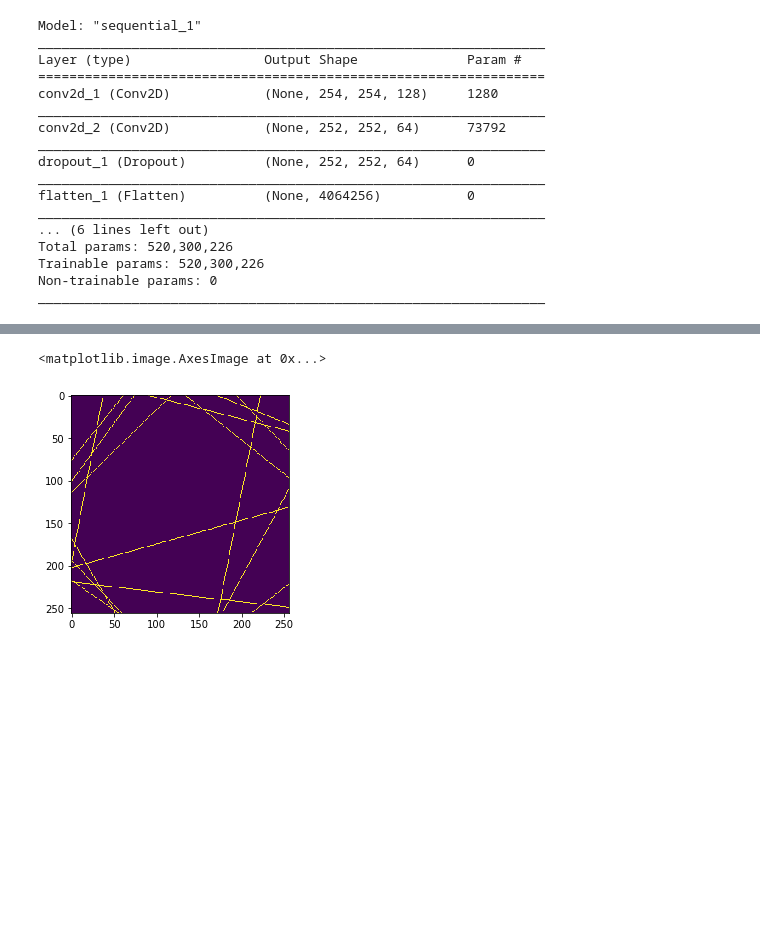
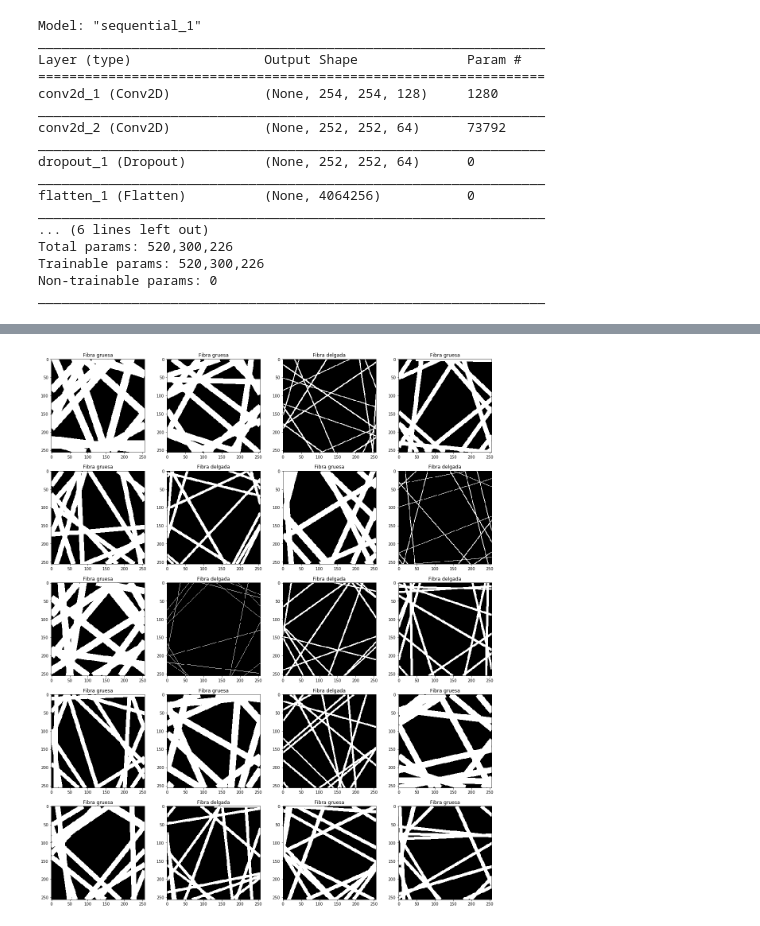
Before and after one commit to alainno/fibras, a Jupyter notebook: trainning.ipynb, the cells around one changed output, grey strips where cells are left out. Cells and saved outputs as stored; diff of their text form; code cells hidden in the pictures; blank space fills up the shorter version.

Commit message:
mostrando predicciones

```diff
--- a/trainning.ipynb
+++ b/trainning.ipynb
@@ -258,8 +298,33 @@ for img in test_imgs:
-# %%
-img = img_as_bool(color.rgb2gray(io.imread('data/test/0001.png')))
-#x = img_to_array(img)
-x = np.array(img)
-plt.imshow(x)
-# %% [output]
-<matplotlib.image.AxesImage at 0x...>
-[figure, removed]
+# %%
+import math
+
+#img = img_as_bool(color.rgb2gray(io.imread('data/test/0001.png')))
+#x = img_to_array(img)
+#x = np.array(img)
+#plt.imshow(x)
+
+filas = math.ceil(len(imagenes)/4)
+fig, axs = plt.subplots(filas, 4, figsize=(20,25))
+
+fila = 0
+col = 0
+
+for k, img in enumerate(imagenes):
+
+    col = col % 4
+
+    axs[fila, col].imshow(np.array(img),cmap='gray')
+    axs[fila, col].set_title(predicciones[k])
+
+    col+=1
+
+    if col == 4:
+        fila+=1
+
+
+#axs[0].imshow(X_train[random_image_thick],cmap='gray')
+#axs[0].set_title("Fibra gruesa (12px)")
+#axs[1].imshow(X_train[random_image_thin],cmap='gray')
+#axs[1].set_title("Fibra delgada (4px)")
+# %% [output]
+[figure, added]
```
Also changed, not shown: parts of 4 cells of this notebook.
